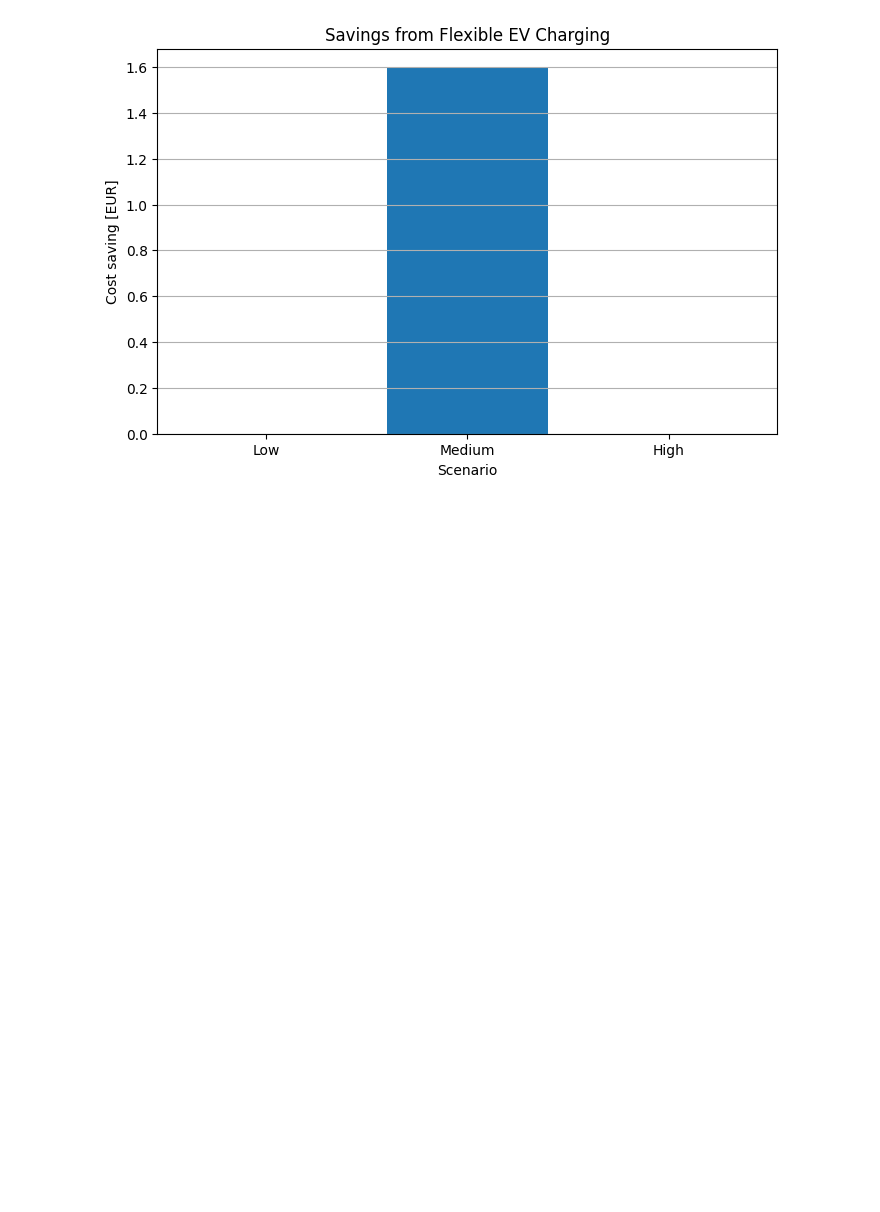
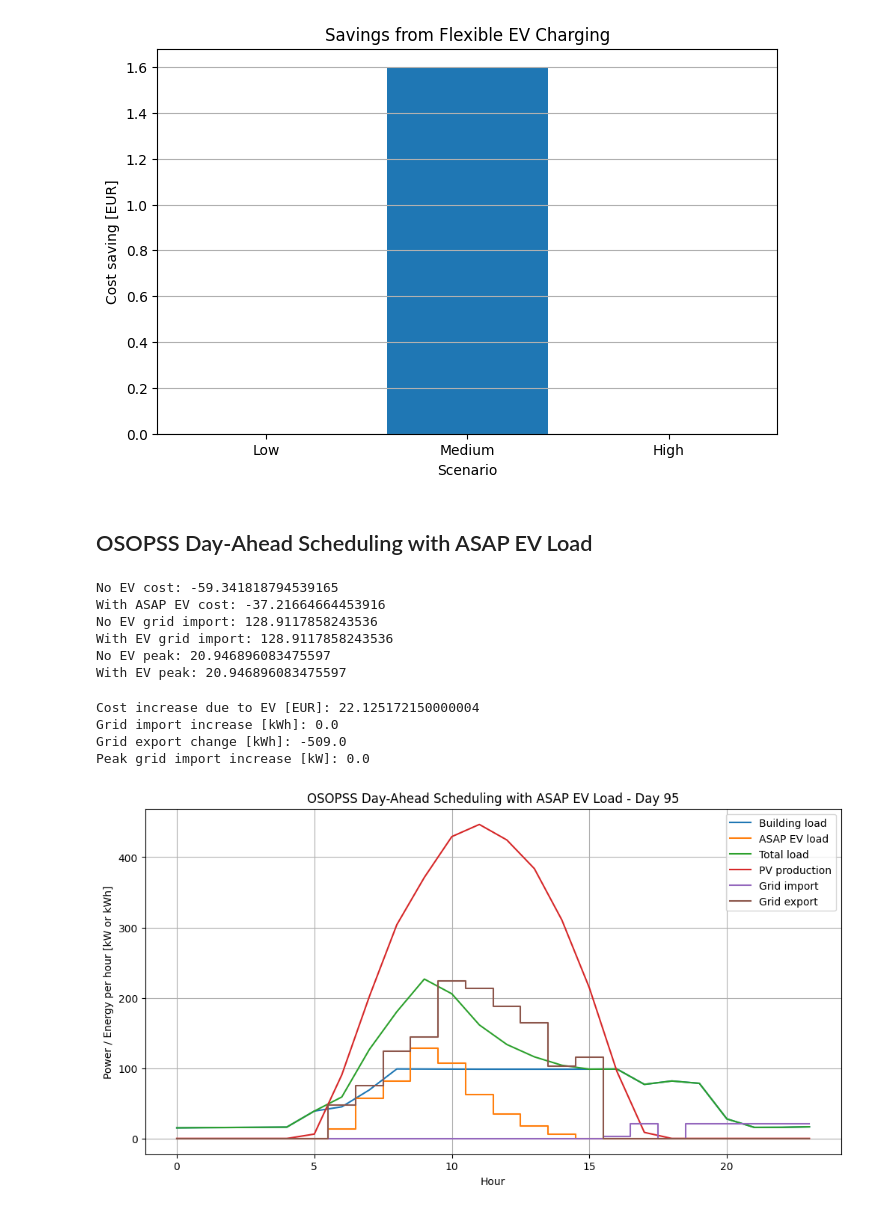
Before and after one commit to MTZ029/EV-Solar-Parking-Optimization, a Jupyter notebook: notebooks/14_optimal_sized_system_with_EVs.ipynb, the cells around one changed output. Drawn from its saved outputs; the diff is of its cells as text; code cells hidden in the pictures; blank space fills up the shorter version.

Commit message:
Complete Notebook 15 OSOPSS flexible EV day-ahead scheduling

```diff
--- a/notebooks/14_optimal_sized_system_with_EVs.ipynb
+++ b/notebooks/14_optimal_sized_system_with_EVs.ipynb
@@ -804,3 +804,5 @@ plt.grid(axis="y")
 plt.show()
 # %% [output]
 [figure]
+# %% [markdown]
+## OSOPSS Day-Ahead Scheduling with ASAP EV Load
@@ -806,0 +967,64 @@ plt.show()
+# %%
+DAY = 95
+
+ev_day = ev[ev["day"] == DAY].copy()
+ev_asap = build_asap_profile(ev_day)
+
+result_no_ev = solve_osopss_daily_fixed_load(DAY)
+result_with_ev = solve_osopss_daily_fixed_load(DAY, ev_asap)
+
+print("No EV cost:", result_no_ev["cost_EUR"])
+print("With ASAP EV cost:", result_with_ev["cost_EUR"])
+
+print("No EV grid import:", result_no_ev["grid_import"].sum())
+print("With EV grid import:", result_with_ev["grid_import"].sum())
+
+print("No EV peak:", result_no_ev["peak_grid_import"])
+print("With EV peak:", result_with_ev["peak_grid_import"])
+# %% [output]
+No EV cost: -59.341818794539165
+With ASAP EV cost: -37.21664664453916
+No EV grid import: 128.9117858243536
+With EV grid import: 128.9117858243536
+No EV peak: 20.946896083475597
+With EV peak: 20.946896083475597
+# %%
+# ==========================================================
+# Difference caused by adding ASAP EV charging
+# ==========================================================
+
+delta_cost = result_with_ev["cost_EUR"] - result_no_ev["cost_EUR"]
+delta_import = result_with_ev["grid_import"].sum() - result_no_ev["grid_import"].sum()
+delta_export = result_with_ev["grid_export"].sum() - result_no_ev["grid_export"].sum()
+delta_peak = result_with_ev["peak_grid_import"] - result_no_ev["peak_grid_import"]
+
+print("Cost increase due to EV [EUR]:", delta_cost)
+print("Grid import increase [kWh]:", delta_import)
+print("Grid export change [kWh]:", delta_export)
+print("Peak grid import increase [kW]:", delta_peak)
+# %% [output]
+Cost increase due to EV [EUR]: 22.125172150000004
+Grid import increase [kWh]: 0.0
+Grid export change [kWh]: -509.0
+Peak grid import increase [kW]: 0.0
+# %%
+hours = np.arange(24)
+
+plt.figure(figsize=(12,6))
+
+plt.plot(hours, result_with_ev["load_day"], label="Building load")
+plt.step(hours, result_with_ev["extra_load"], where="mid", label="ASAP EV load")
+plt.plot(hours, result_with_ev["total_load"], label="Total load")
+plt.plot(hours, result_with_ev["pv_day"], label="PV production")
+plt.step(hours, result_with_ev["grid_import"], where="mid", label="Grid import")
+plt.step(hours, result_with_ev["grid_export"], where="mid", label="Grid export")
+
+plt.xlabel("Hour")
+plt.ylabel("Power / Energy per hour [kW or kWh]")
+plt.title("OSOPSS Day-Ahead Scheduling with ASAP EV Load - Day 95")
+plt.grid()
+plt.legend()
+plt.show()
+# highest PV production.
+# %% [output]
+[figure, added]
```
Also changed, not shown: parts of 7 cells of this notebook, 7 other files.
